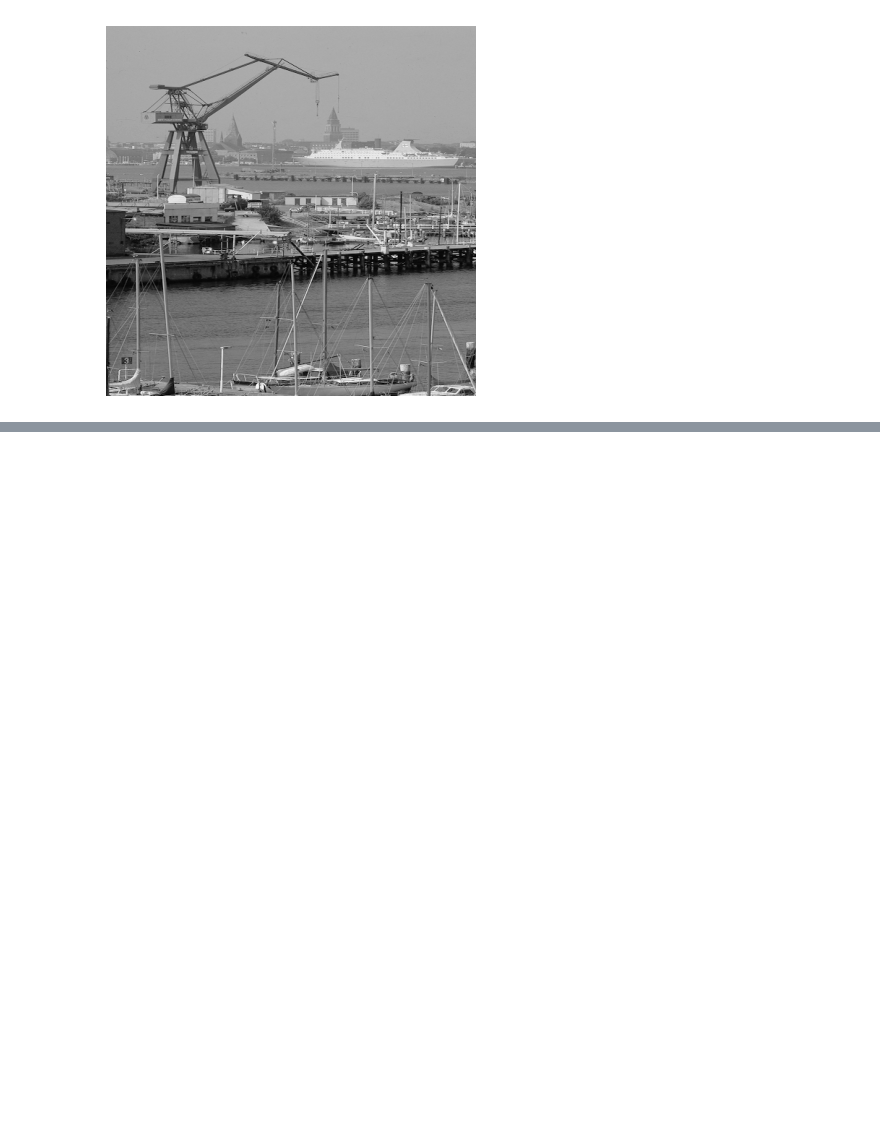
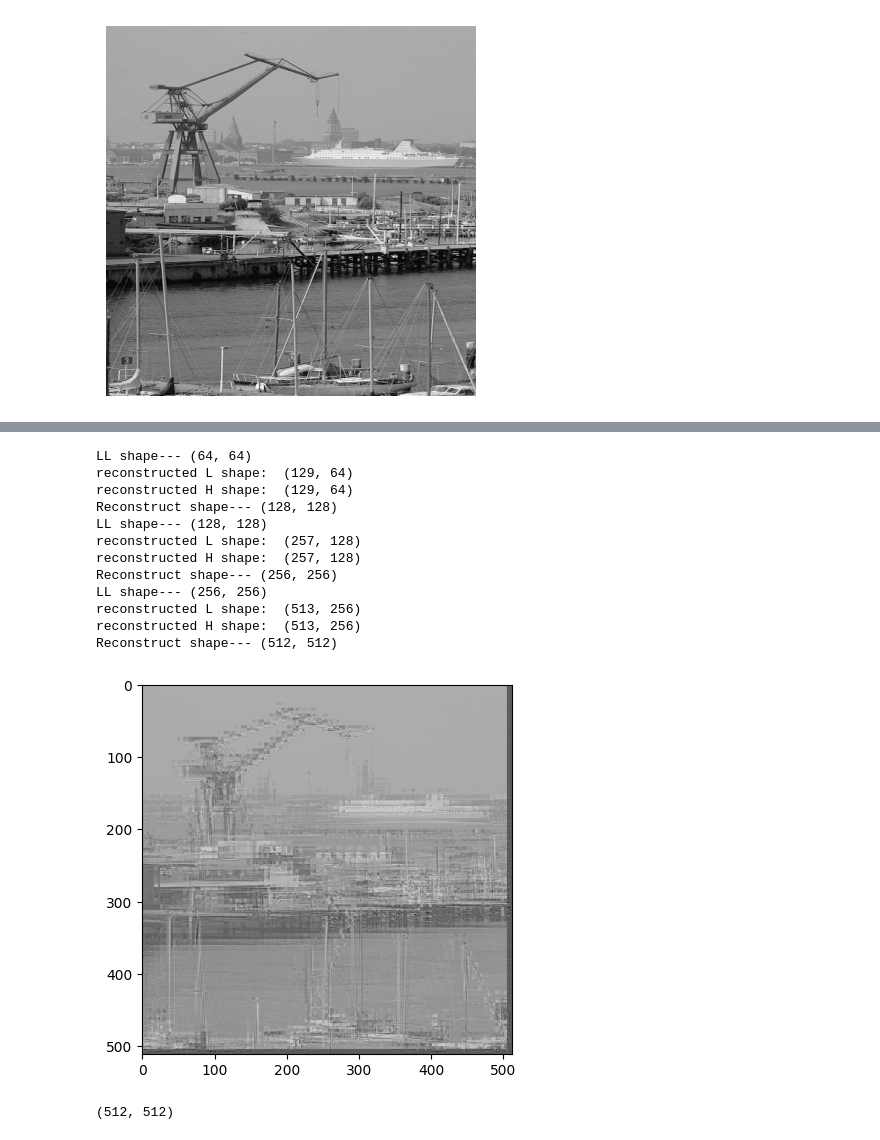
Before and after one commit to ikenichaa/wavelet-transform, a Jupyter notebook: task2-convolution.ipynb, the cells around one changed output, grey strips where cells are left out. Cells and saved outputs as stored; diff of their text form; code cells hidden in the pictures; blank space fills up the shorter version.

```diff
--- a/task2-convolution.ipynb
+++ b/task2-convolution.ipynb
@@ -353,8 +22,0 @@ def upsample_cols(matrix):
-# %%
-def inverse_wavelet_transform(LL, LH, HL, HH, low_pass_filter, high_pass_filter):
-    reconstructed_L = convolve_by_row(upsample_2D_rows(LH), high_pass_filter) + convolve_by_row(upsample_rows(LL), low_pass_filter)
-    reconstructed_H = convolve_by_row(upsample_2D_rows(HH), high_pass_filter) + convolve_by_row(upsample_rows(HL), low_pass_filter)
-
-    reconstructed_image = convolve_by_column(upsample_cols(reconstructed_L), low_pass_filter) + convolve_by_column(upsample_cols(reconstructed_H), high_pass_filter)
-
-    return reconstructed_image
@@ -403,0 +172,33 @@ show_pic(HH)
+# %%
+def forward_wavelet_transform_with_level(image, level, low_pass_filter, high_pass_filter):
+    result = []
+    for l in range(1, level+1):
+        LL, LH, HL, HH = forward_wavelet_transform(image, low_pass_filter, high_pass_filter)
+        image = LL
+        show_images_4_grids(LL, LH, HL, HH, l)
+
+        result.append(
+            {
+                "LL": LL,
+                "LH": LH,
+                "HL": HL,
+                "HH": HH
+            }
+        )
+
+    return result
+
+def inverse_wavelet_transform_many_levels(res, low_pass_filter, high_pass_filter):
+    level = len(res)
+    reconstructed_im = None
+
+    for l in range(level - 1, -1, -1):
+        LL, LH, HL, HH = res[l]["LL"], res[l]["LH"], res[l]["HL"], res[l]["HH"]
+        if not reconstructed_im is None:
+            LL = reconstructed_im
+
+        print("LL shape---", LL.shape)
+        reconstructed_im = inverse_wavelet_transform(LL, LH, HL, HH, low_pass_filter, high_pass_filter)
+        print("Reconstruct shape---", reconstructed_im.shape)
+
+    return reconstructed_im
@@ -403,0 +247,22 @@ show_pic(HH)
+# %%
+res = forward_wavelet_transform_with_level(im, 3, low_pass_filter, high_pass_filter)
+reconstructed_image = inverse_wavelet_transform_many_levels(res, low_pass_filter, high_pass_filter)
+show_pic(reconstructed_image)
+# %% [output]
+LL shape--- (64, 64)
+reconstructed L shape:  (129, 64)
+reconstructed H shape:  (129, 64)
+Reconstruct shape--- (128, 128)
+LL shape--- (128, 128)
+reconstructed L shape:  (257, 128)
+reconstructed H shape:  (257, 128)
+Reconstruct shape--- (256, 256)
+LL shape--- (256, 256)
+reconstructed L shape:  (513, 256)
+reconstructed H shape:  (513, 256)
+Reconstruct shape--- (512, 512)
+[figure, added]
+# %%
+reconstructed_image.shape
+# %% [output]
+(512, 512)
```
Also changed, not shown: parts of 48 cells of this notebook.
